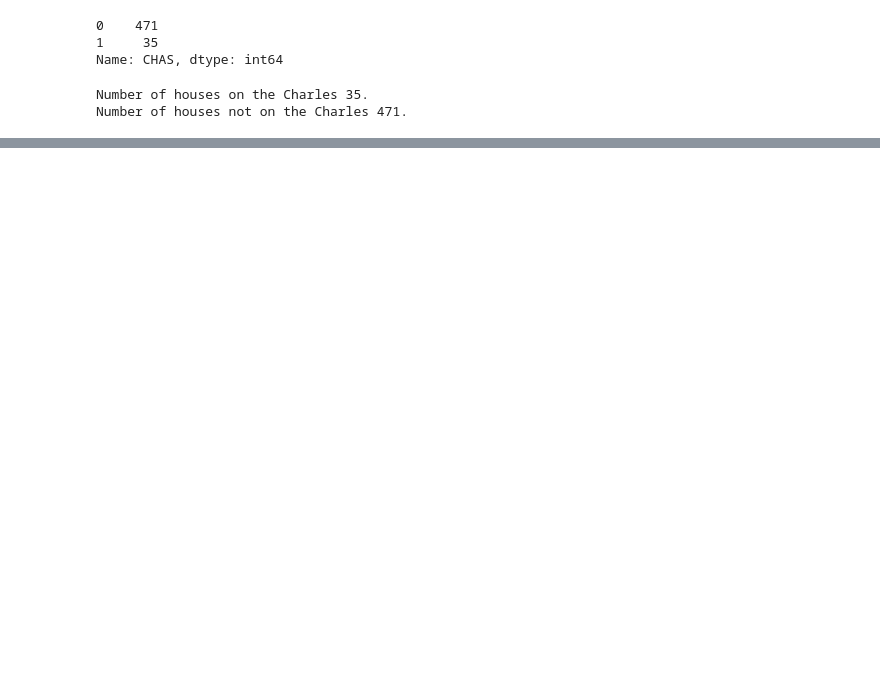
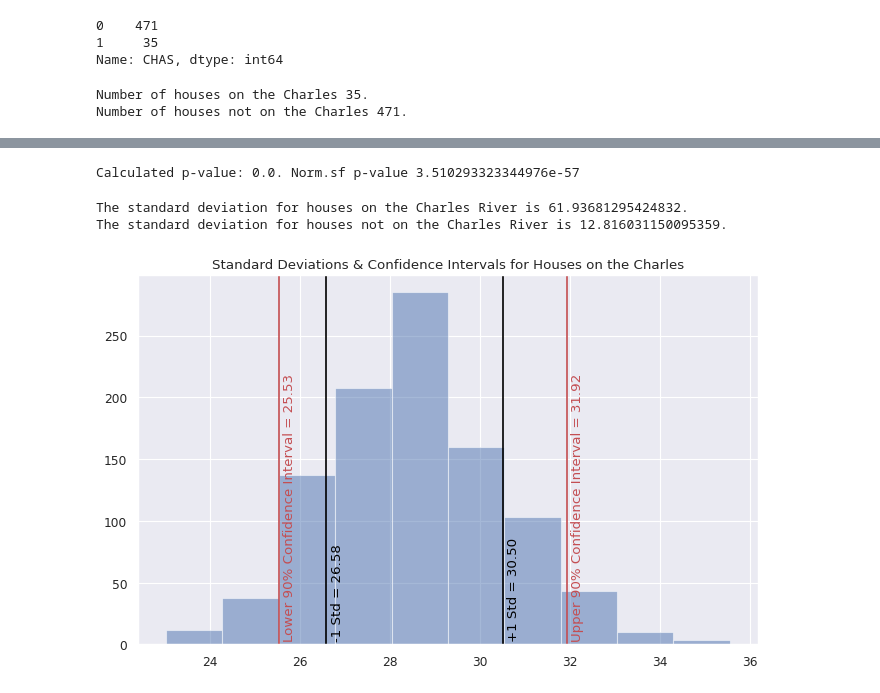
Before and after one commit to ikerson/portfolio, a Jupyter notebook: housing_analysis/boston_housing.ipynb, the cells around one changed output, grey strips where cells are left out. Drawn from its saved outputs; the diff is of its cells as text; code cells hidden in the pictures; blank space fills up the shorter version.

```diff
--- a/housing_analysis/boston_housing.ipynb
+++ b/housing_analysis/boston_housing.ipynb
@@ -379,0 +209,61 @@ mdl_medv_vs_pt.pvalues[1]
+# %%
+'''
+Question 2.1 Null hypothesis. The null hypothesis is that there is no difference
+between the sample means of the classes, On Charles and Not on Charles.
+The alternative hypothosis is that the sample mean of the On Charles class
+is greater than the sample mean of the Not on Charles class
+
+Question 2.2 P-value calculation. The bootstrap sample means of the target,
+MEDV are used as estimates of the population means.
+'''
+
+import numpy as np
+from scipy.stats import norm
+
+on_charles_samp_mean = np.mean(mean_on_charles)
+no_charles_samp_mean = np.mean(mean_no_charles)
+
+mean_boot_dist = []
+
+for i in range(1000):
+  mean_boot_dist.append(np.mean(houses.sample(frac=1, replace=True)['MEDV']))
+
+std_error = np.std(mean_boot_dist, ddof=1)
+z_score = (on_charles_samp_mean - no_charles_samp_mean) / std_error
+p_value = 1 - norm.cdf(z_score, loc=0, scale=1)
+print(f'Calculated p-value: {p_value}. Norm.sf p-value {norm.sf(abs(z_score))}')
+# %% [output]
+Calculated p-value: 0.0. Norm.sf p-value 3.510293323344976e-57
+# %%
+# Bootstrap standard deviations for categories, On Charles and Not on Charles.
+on_charles_sd = np.std(mean_on_charles, ddof=1) * np.sqrt(1000)
+no_charles_sd = np.std(mean_no_charles, ddof=1) * np.sqrt(1000)
+print(f'The standard deviation for houses on the Charles River is {on_charles_sd}.')
+print(f'The standard deviation for houses not on the Charles River is {no_charles_sd}.')
+# %% [output]
+The standard deviation for houses on the Charles River is 61.93681295424832.
+The standard deviation for houses not on the Charles River is 12.816031150095359.
+# %%
+# 2.3 90% confidence interval for the mean of tracts that border the Charles River
+
+figure(figsize=(10, 6), dpi=80)
+sns.set_theme()
+
+on_charles_low_std = np.mean(mean_on_charles) - np.std(mean_on_charles, ddof=1)
+on_charles_up_std = np.mean(mean_on_charles) + np.std(mean_on_charles, ddof=1)
+oc_ci_95 = np.quantile(mean_on_charles, .95)
+oc_ci_05 = np.quantile(mean_on_charles, .05)
+
+plt.hist(mean_on_charles, alpha=0.5, label='On Charles')
+plt.axvline(on_charles_low_std, color='black')
+plt.text(on_charles_low_std + .1, 5 , f'-1 Std = {on_charles_low_std:.2f}', rotation=90, color='black')
+plt.axvline(on_charles_up_std, color='black')
+plt.text(on_charles_up_std + .1, 5 , f'+1 Std = {on_charles_up_std:.2f}', rotation=90, color='black')
+plt.axvline(oc_ci_95 , color='r')
+plt.text(oc_ci_95 + .1, 5, f'Upper 90% Confidence Interval = {oc_ci_95:.2f}', rotation=90, color='r')
+plt.axvline(oc_ci_05 , color='r')
+plt.text(oc_ci_05 + .1, 5, f'Lower 90% Confidence Interval = {oc_ci_05:.2f}', rotation=90, color='r')
+plt.title('Standard Deviations & Confidence Intervals for Houses on the Charles')
+plt.show()
+# %% [output]
+[figure, added]
```
Also changed, not shown: parts of 74 cells of this notebook, 2 other files.
